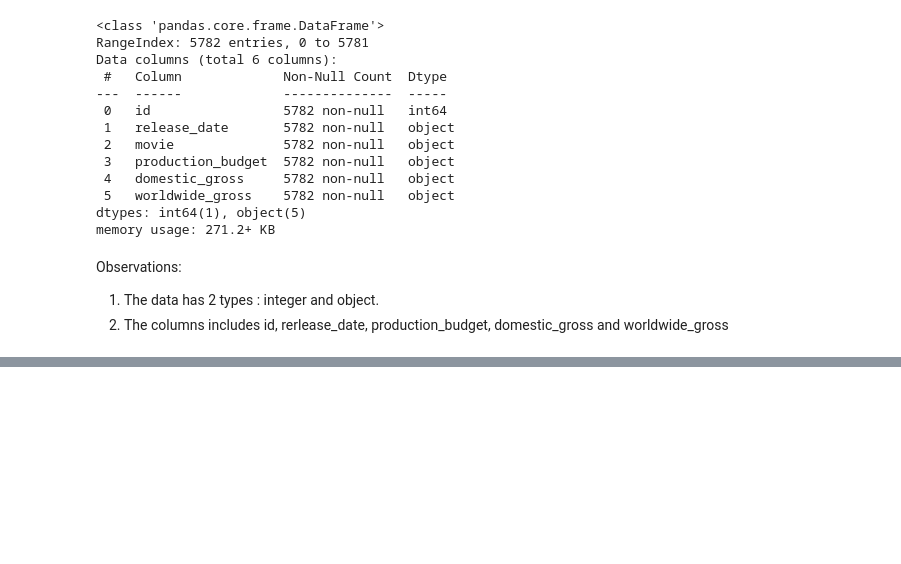
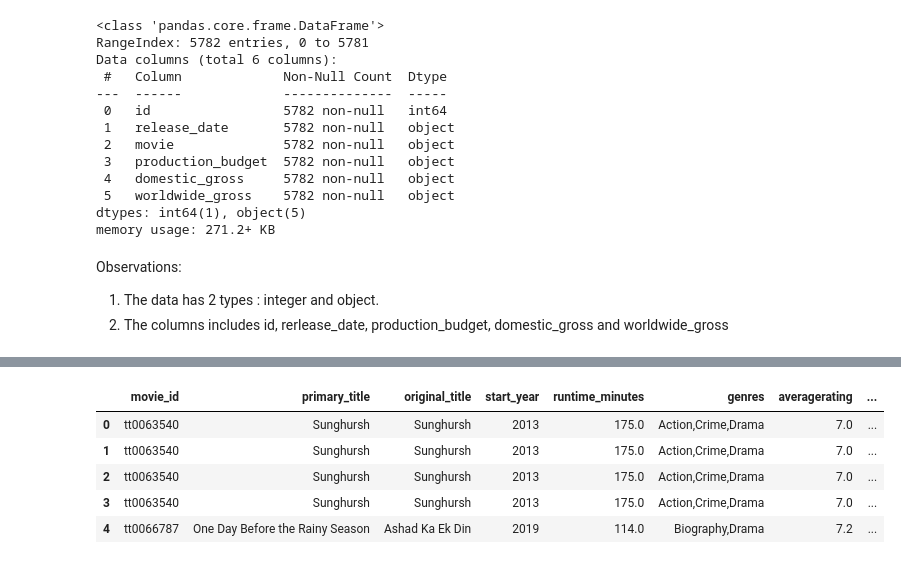
Before and after one commit to George-Mbugua/Movie_Analysis, a Jupyter notebook: Movie_Analysis.ipynb, the cells around one changed output, grey strips where cells are left out. Drawn from its saved outputs; the diff is of its cells as text; code cells hidden in the pictures; blank space fills up the shorter version.

```diff
--- a/Movie_Analysis.ipynb
+++ b/Movie_Analysis.ipynb
@@ -296,0 +386,10 @@ Observations:
+# %%
+#previewing the top of the imdb dataframe
+imdb.head()
+# %% [output]
+|  | movie_id | primary_title | original_title | start_year | runtime_minutes | genres | averagerating | ... |
+| 0 | tt0063540 | Sunghursh | Sunghursh | 2013 | 175.0 | Action,Crime,Drama | 7.0 | ... |
+| 1 | tt0063540 | Sunghursh | Sunghursh | 2013 | 175.0 | Action,Crime,Drama | 7.0 | ... |
+| 2 | tt0063540 | Sunghursh | Sunghursh | 2013 | 175.0 | Action,Crime,Drama | 7.0 | ... |
+| 3 | tt0063540 | Sunghursh | Sunghursh | 2013 | 175.0 | Action,Crime,Drama | 7.0 | ... |
+| 4 | tt0066787 | One Day Before the Rainy Season | Ashad Ka Ek Din | 2019 | 114.0 | Biography,Drama | 7.2 | ... |
```
Also changed, not shown: parts of 15 cells of this notebook.
